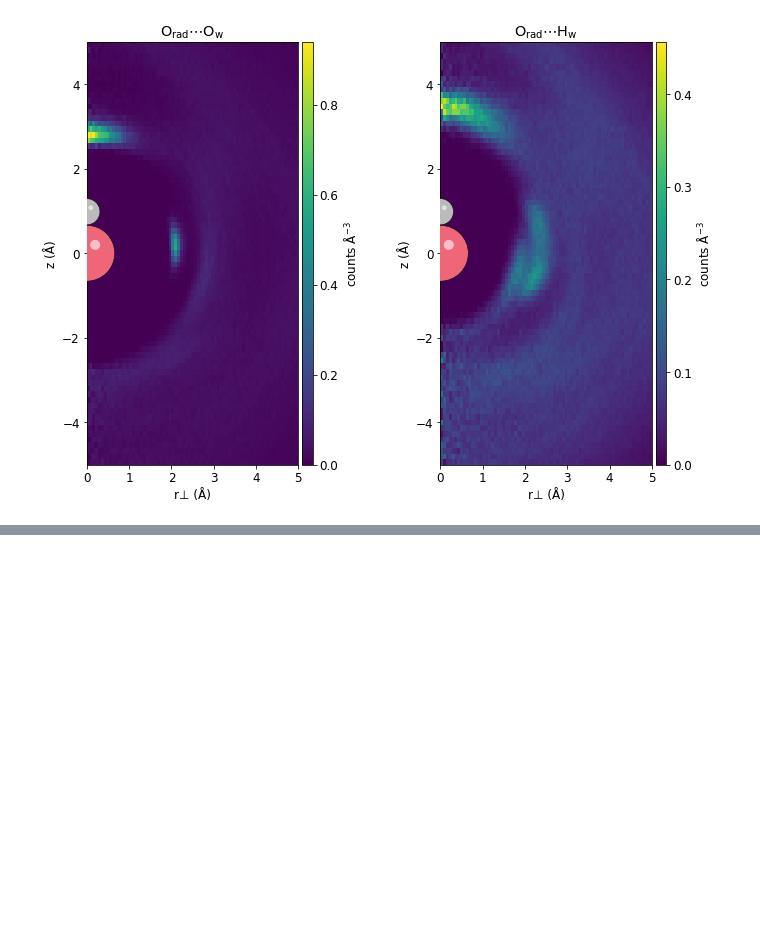
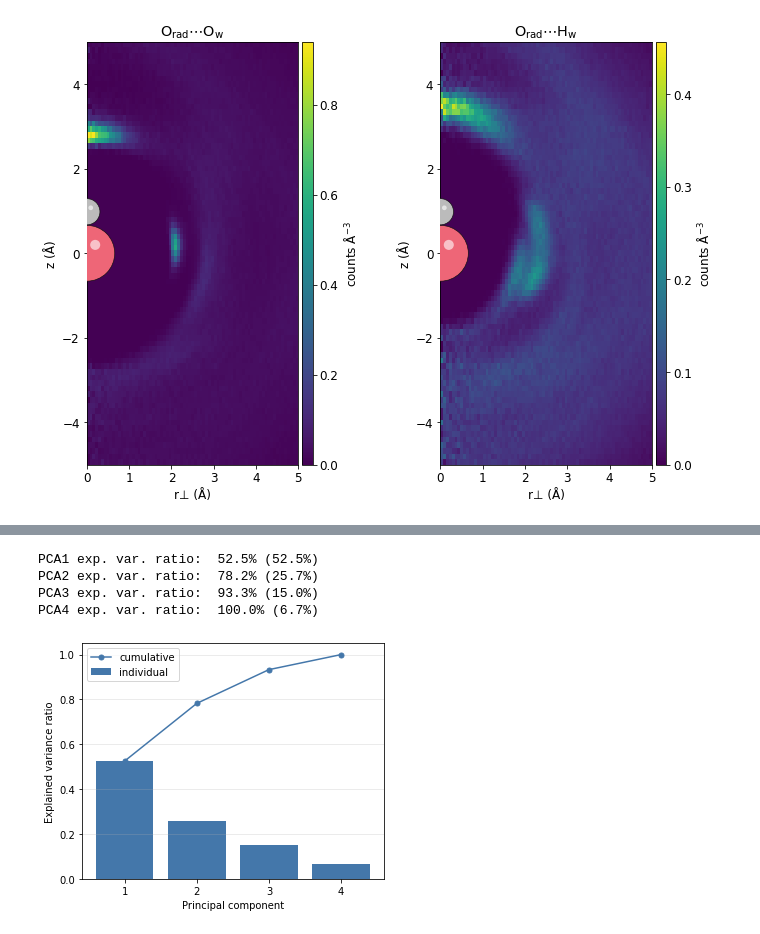
Before and after one commit to viktorsvahn/water, a Jupyter notebook: hydroxyl/OH_radical.ipynb, the cells around one changed output, grey strips where cells are left out. Drawn from its saved outputs; the diff is of its cells as text; code cells hidden in the pictures; blank space fills up the shorter version.

```diff
--- a/hydroxyl/OH_radical.ipynb
+++ b/hydroxyl/OH_radical.ipynb
@@ -389,0 +396,22 @@ fig.savefig('results/NPT/HO_nn4_structure.png', dpi=150, bbox_inches='tight')
+# %%
+import numpy as np
+import pandas as pd
+from sklearn.decomposition import PCA
+from sklearn.preprocessing import StandardScaler
+
+clean = nearest_df.dropna()  # drop any NaN-padded rows first
+
+X = StandardScaler().fit_transform(clean.values)  # see note below
+
+pca = PCA(n_components=clean.shape[1])
+scores = pca.fit_transform(X)
+
+print('explained variance ratio:', pca.explained_variance_ratio_)
+print('cumulative:', np.cumsum(pca.explained_variance_ratio_))
+
+pca_df = pd.DataFrame(
+    scores,
+    columns=[f'PC{i+1}' for i in range(scores.shape[1])],
+    index=clean.index,
+)
+pca_df.head()
@@ -389,0 +435,27 @@ fig.savefig('results/NPT/HO_nn4_structure.png', dpi=150, bbox_inches='tight')
+# %%
+fig, ax = plt.subplots(figsize=(5, 4))
+
+pcs = np.arange(1, len(pca.explained_variance_ratio_) + 1)
+individual = pca.explained_variance_ratio_
+cumulative = np.cumsum(individual)
+
+for i, var  in enumerate(cumulative):
+    print(f'PCA{i+1} exp. var. ratio:  {var:.1%} ({individual[i]:.1%})')
+
+
+ax.bar(pcs, individual, label='individual')
+ax.plot(pcs, cumulative, marker='o', ms=5, lw=1.5, label='cumulative')
+
+ax.set_xlabel('Principal component')
+ax.set_ylabel('Explained variance ratio')
+ax.set_xticks(pcs)
+ax.set_ylim(0, 1.05)
+ax.legend()
+ax.grid(axis='y')
+plt.tight_layout()
+# %% [output]
+PCA1 exp. var. ratio:  52.5% (52.5%)
+PCA2 exp. var. ratio:  78.2% (25.7%)
+PCA3 exp. var. ratio:  93.3% (15.0%)
+PCA4 exp. var. ratio:  100.0% (6.7%)
+[figure, added]
```
Also changed, not shown: parts of 28 cells of this notebook.
